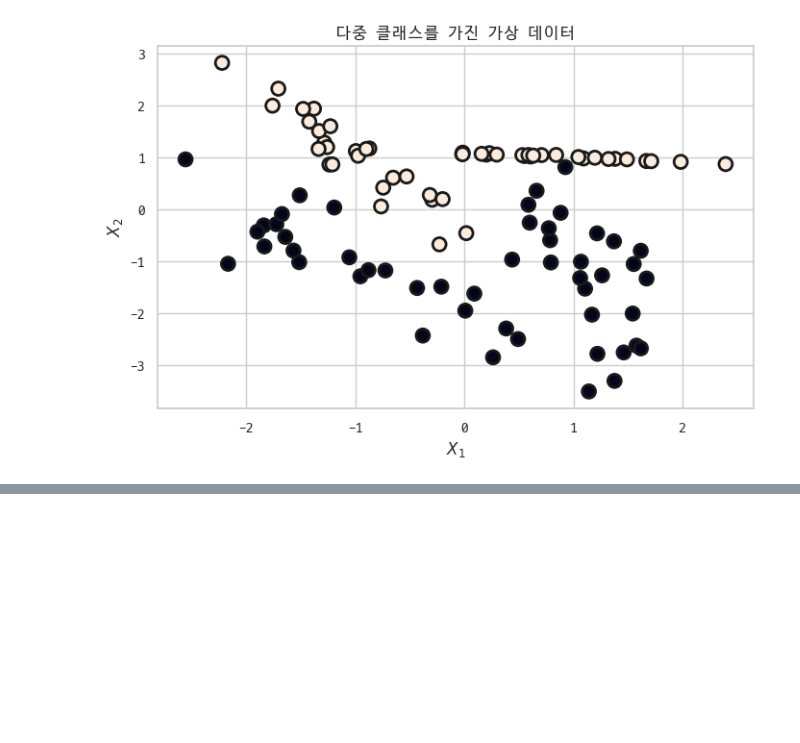
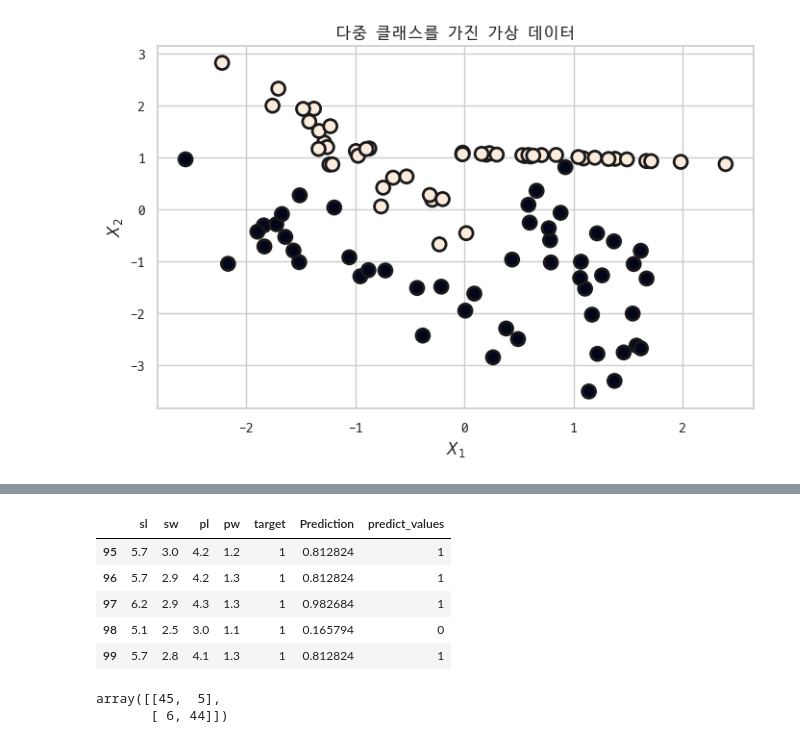
Before and after one commit to p829911/math, a Jupyter notebook: classification.ipynb, the cells around one changed output, grey strips where cells are left out. Saved outputs shown, nothing was run; the diff lists cells and outputs as text; code cells hidden in the pictures; blank space fills up the shorter version.

```diff
--- a/classification.ipynb
+++ b/classification.ipynb
@@ -256,0 +309,11 @@ plt.show()
+# %%
+from sklearn.datasets import load_iris
+iris = load_iris()
+x = load_iris().data
+y = load_iris().target
+columns = load_iris().feature_names
+df = pd.DataFrame(x, columns=["sl", "sw", "pl", "pw"])
+dfy = pd.DataFrame(y, columns=["target"])
+df = pd.concat([df, dfy], axis=1)
+df_f = df[(df.target == 0) | (df.target == 1)]
+df_f.tail()
@@ -256,0 +327,4 @@ plt.show()
+# %%
+model = sm.Logit.from_formula("target ~ sl", df_f)
+result = model.fit()
+print(result.summary())
@@ -256,0 +363,15 @@ plt.show()
+# %%
+df_f.tail()
+# %% [output]
+|  | sl | sw | pl | pw | target | Prediction | predict_values |
+| 95 | 5.7 | 3.0 | 4.2 | 1.2 | 1 | 0.812824 | 1 |
+| 96 | 5.7 | 2.9 | 4.2 | 1.3 | 1 | 0.812824 | 1 |
+| 97 | 6.2 | 2.9 | 4.3 | 1.3 | 1 | 0.982684 | 1 |
+| 98 | 5.1 | 2.5 | 3.0 | 1.1 | 1 | 0.165794 | 0 |
+| 99 | 5.7 | 2.8 | 4.1 | 1.3 | 1 | 0.812824 | 1 |
+# %%
+from sklearn.metrics import confusion_matrix
+confusion_matrix(df_f.target, df_f.predict_values)
+# %% [output]
+array([[45,  5],
+       [ 6, 44]])
```
Also changed, not shown: parts of 15 cells of this notebook, 4 other files.
